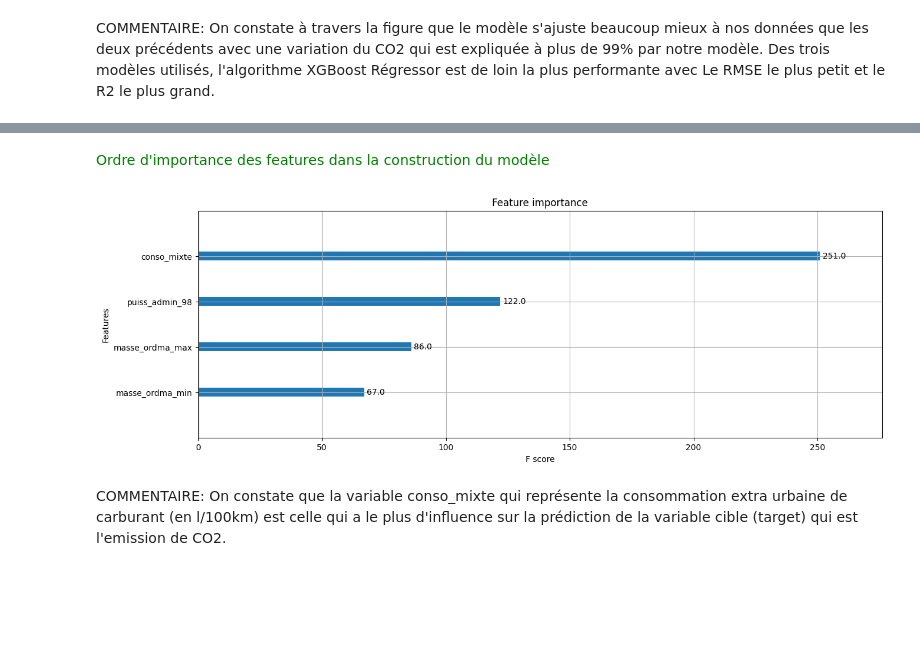
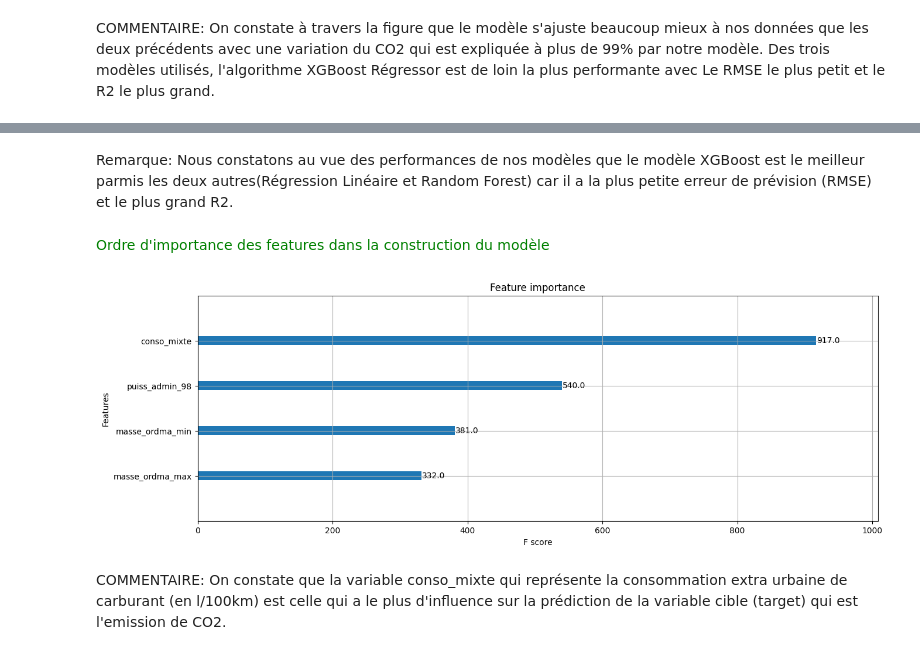
Before and after one commit to Djamel-yod/Machine-Learning-Regression-Prediction-co2-France, a Jupyter notebook: Prediction_Notebook.ipynb, the cells around one changed output, grey strips where cells are left out. Cells and saved outputs as stored; diff of their text form; code cells hidden in the pictures; blank space fills up the shorter version.

```diff
--- a/Prediction_Notebook.ipynb
+++ b/Prediction_Notebook.ipynb
@@ -377,0 +381,26 @@ R2 : 0.996457863397635
+# %%
+from sklearn.model_selection import GridSearchCV
+import xgboost as xgb
+
+## Recherche des hyperparamètres optimaux
+param_grid = {
+    'max_depth': [3, 5, 7],
+    'subsample': [0.6, 0.7, 0.8],
+    'n_estimators': [10, 20, 30]
+}
+
+model_xgb = xgb.XGBRegressor(sampling_method='uniform', seed=42)
+grid_search = GridSearchCV(estimator=model_xgb, param_grid=param_grid, cv=3, scoring='neg_mean_squared_error', verbose=1)
+grid_search.fit(train_X, train_y)
+best_model = grid_search.best_estimator_
+
+# Création de pipeline et entrainement du meilleur modèle
+model_xgboost = make_pipeline(preprocessor,best_model)
+model_xgboost.fit(train_X, train_y)
+
+# Prédiction et performances du modèle
+pred_y = model_xgboost.predict(test_X)
+rmse_xgb = np.sqrt(metrics.mean_squared_error(test_y, pred_y))
+print(" Root Mean Squared Error:", rmse_xgb)
+r2_xgb = r2_score(test_y, pred_y)
+print("R2 :", r2_xgb)
@@ -392,15 +475,14 @@ COMMENTAIRE: On constate à travers la figure que le modèle s'ajuste beaucoup m
+# %% [markdown]
+Remarque: Nous constatons au vue des performances de nos modèles que le modèle XGBoost est le meilleur parmis les deux autres(Régression Linéaire et Random Forest) car il a la plus petite erreur de prévision (RMSE) et le plus grand R2.
 # %% [markdown]
  <span style="color:green">Ordre d'importance des features dans la construction du modèle</span>
 # %%
 
-model_xgb = xgboost.XGBRegressor(max_depth=5, subsample=0.7,
-sampling_method='uniform', seed=42, n_estimators=20)
-
-model_xgb.fit(train_X, train_y)
-xgboost.plot_importance(model_xgb)
+best_model.fit(train_X, train_y)
+xgb.plot_importance(best_model)
 plt.show()
 # %% [output]
-[figure, old version]
+[figure, new version]
 # %% [markdown]
 COMMENTAIRE: On constate que la variable conso_mixte qui représente la consommation extra urbaine de carburant (en l/100km) est celle qui a le plus d'influence sur la prédiction de la variable cible (target) qui est l'emission de CO2.
 # %% [markdown]
```
Also changed, not shown: parts of 14 cells of this notebook.
